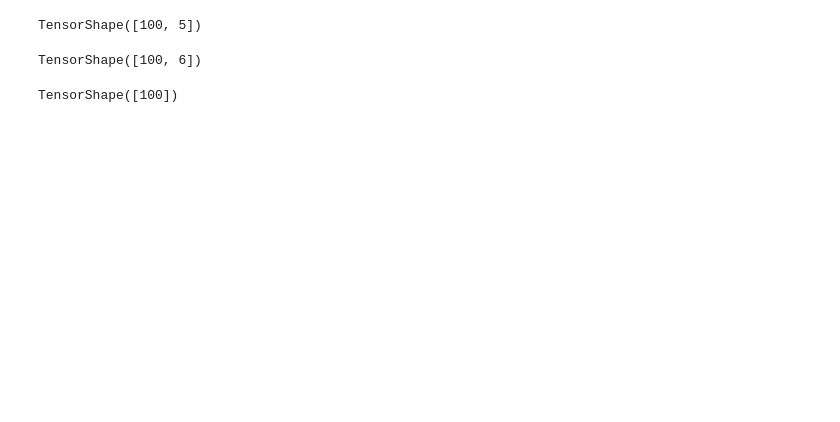
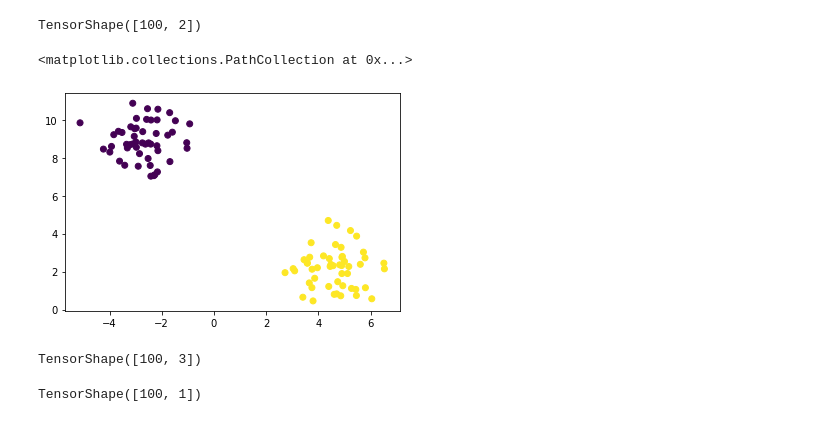
Before and after one commit to Namangarg007/Python-training, a Jupyter notebook: Lecture_40/Lenear Regression multiple.ipynb, the cells around one changed output. Drawn from its saved outputs; the diff is of its cells as text; code cells hidden in the pictures; blank space fills up the shorter version.

```diff
--- a/Lecture_40/Lenear Regression multiple.ipynb
+++ b/Lecture_40/Lenear Regression multiple.ipynb
@@ -6,13 +6,18 @@ from sklearn.datasets import make_regression
 import warnings
 warnings.filterwarnings('ignore')
 # %%
-X, y = make_regression(n_samples=100, n_features=5, random_state=100, noise=5)
+X, y = make_blobs(centers=2, random_state=42)
 X = tf.constant(X, dtype=np.float64)
-y = tf.constant(y, dtype=np.float64)
+y = tf.constant(y.reshape(-1, 1), dtype=np.float64)
 # %%
 np.shape(X)
 # %% [output]
-TensorShape([100, 5])
+TensorShape([100, 2])
+# %%
+plt.scatter(X[:, 0], X[:, 1], c=y.numpy().flatten())
+# %% [output]
+<matplotlib.collections.PathCollection at 0x...>
+[figure, added]
 # %%
 ones = tf.ones((X.shape[0], 1), dtype=np.float64)
 
@@ -20,8 +25,8 @@ X_mod = tf.concat([ones, X], axis=1)
 # %%
 X_mod.shape
 # %% [output]
-TensorShape([100, 6])
+TensorShape([100, 3])
 # %%
 np.shape(y)
 # %% [output]
-TensorShape([100])
+TensorShape([100, 1])
```
Also changed, not shown: parts of 11 cells of this notebook, 4 other files.
